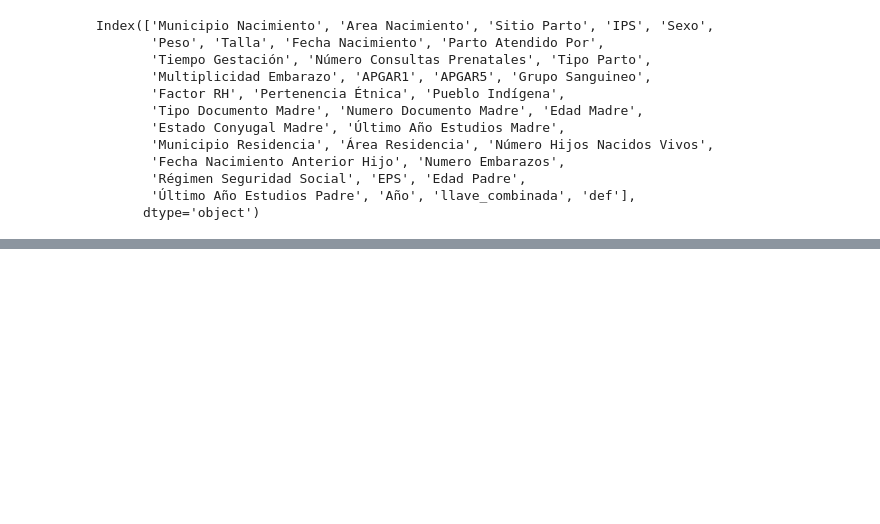
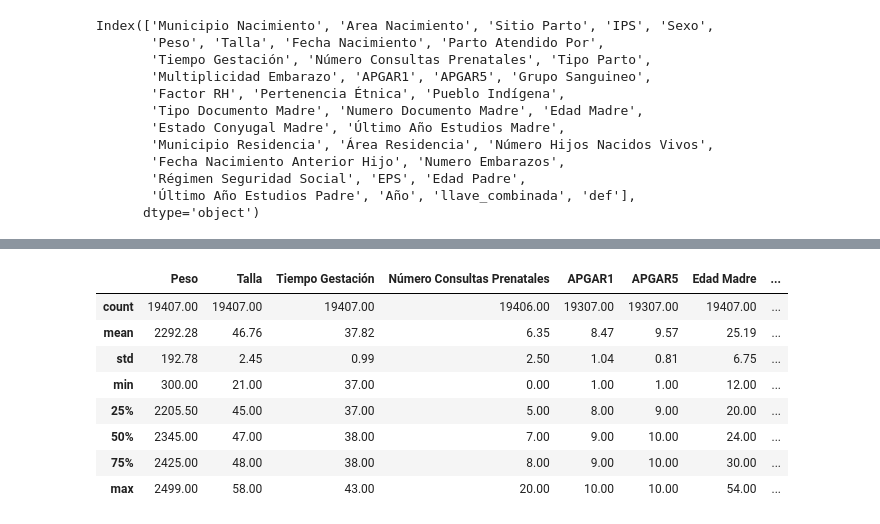
Before and after one commit to Estocastic/Hello-world, a Jupyter notebook: COD_BPN_V2.ipynb, the cells around one changed output, grey strips where cells are left out. Saved outputs shown, nothing was run; the diff lists cells and outputs as text; code cells hidden in the pictures; blank space fills up the shorter version.

```diff
--- a/COD_BPN_V2.ipynb
+++ b/COD_BPN_V2.ipynb
@@ -792,0 +911,23 @@ df_valle_nac.to_csv('/content/drive/My Drive/Datos_BPN2023/datos_generados_V2/df
+# %%
+import pandas as pd
+
+# Columnas para las cuales quieres calcular la mediana
+columnas = ['Tiempo Gestación', 'Talla', 'Número Consultas Prenatales', 'APGAR1', 'APGAR5', 'Numero Embarazos']
+
+# Valores únicos en la columna 'def' para los cuales calcularás las medianas
+valores_def = df_desc['def'].unique()
+
+# Lista para almacenar los resultados
+resultados = []
+
+# Calcular la mediana para cada combinación de columna y valor de 'def'
+for columna in columnas:
+    for valor in valores_def:
+        mediana = df_desc.loc[df_desc['def'] == valor, columna].median()
+        resultados.append({'Columna': columna, 'Valor_def': valor, 'Mediana': mediana})
+
+# Crear un DataFrame a partir de los resultados
+df_medianas = pd.DataFrame(resultados)
+
+# Mostrar el DataFrame
+print(df_medianas)
@@ -792,0 +963,12 @@ df_valle_nac.to_csv('/content/drive/My Drive/Datos_BPN2023/datos_generados_V2/df
+# %%
+df_numeric.describe().round(2)
+# %% [output]
+|  | Peso | Talla | Tiempo Gestación | Número Consultas Prenatales | APGAR1 | APGAR5 | Edad Madre | ... |
+| count | 19407.00 | 19407.00 | 19407.00 | 19406.00 | 19307.00 | 19307.00 | 19407.00 | ... |
+| mean | 2292.28 | 46.76 | 37.82 | 6.35 | 8.47 | 9.57 | 25.19 | ... |
+| std | 192.78 | 2.45 | 0.99 | 2.50 | 1.04 | 0.81 | 6.75 | ... |
+| min | 300.00 | 21.00 | 37.00 | 0.00 | 1.00 | 1.00 | 12.00 | ... |
+| 25% | 2205.50 | 45.00 | 37.00 | 5.00 | 8.00 | 9.00 | 20.00 | ... |
+| 50% | 2345.00 | 47.00 | 38.00 | 7.00 | 9.00 | 10.00 | 24.00 | ... |
+| 75% | 2425.00 | 48.00 | 38.00 | 8.00 | 9.00 | 10.00 | 30.00 | ... |
+| max | 2499.00 | 58.00 | 43.00 | 20.00 | 10.00 | 10.00 | 54.00 | ... |
```
Also changed, not shown: parts of 63 cells of this notebook.
